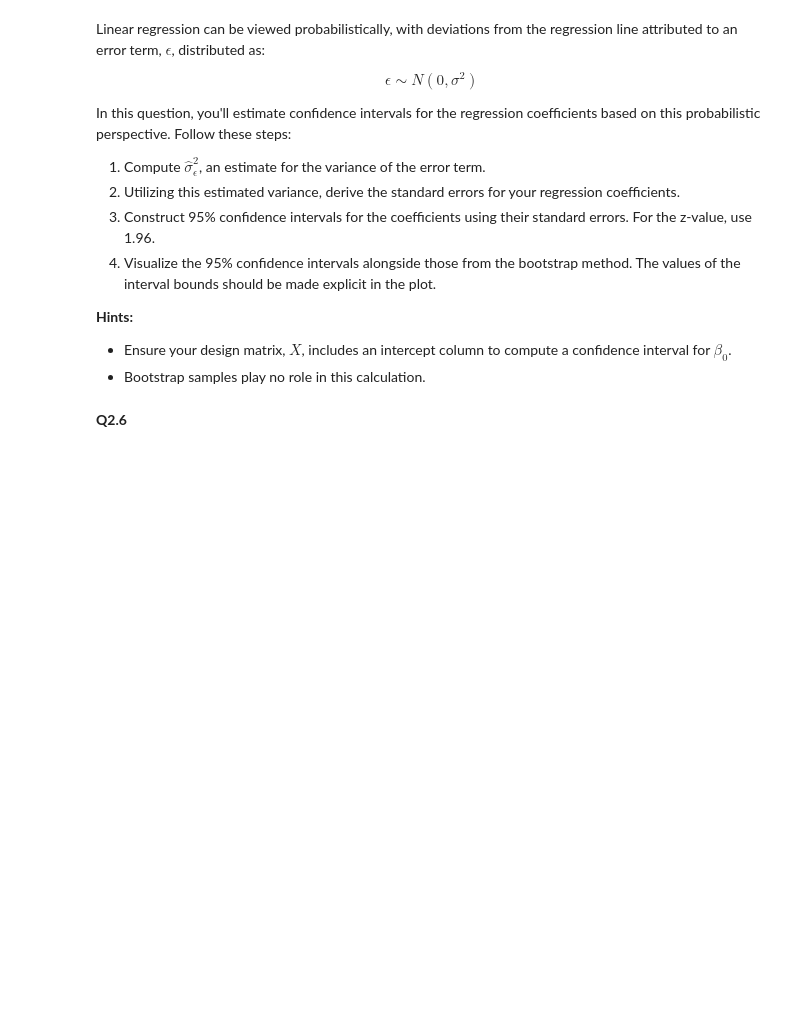
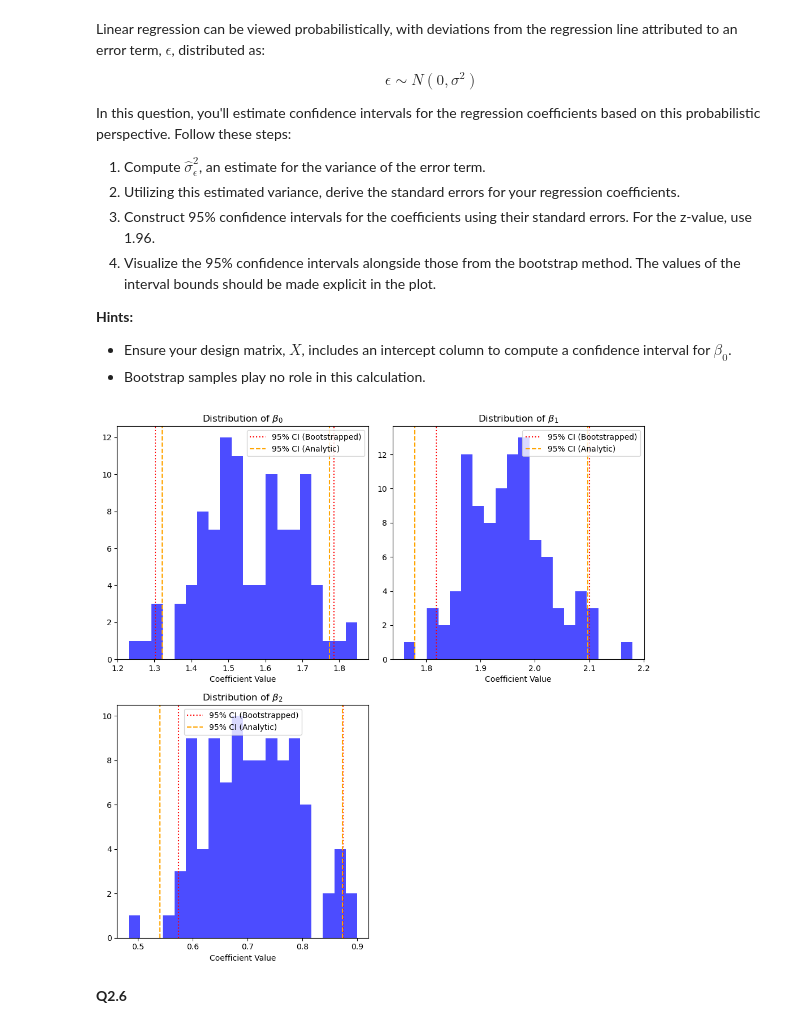
Before and after one commit to julienberman/CS-109a, a Jupyter notebook: psets/cs1090a_hw3/cs1090a_hw3.ipynb, the cells around one changed output. Saved outputs shown, nothing was run; the diff lists cells and outputs as text; code cells hidden in the pictures; blank space fills up the shorter version.

```diff
--- a/psets/cs1090a_hw3/cs1090a_hw3.ipynb
+++ b/psets/cs1090a_hw3/cs1090a_hw3.ipynb
@@ -272,3 +419,64 @@ In this question, you'll estimate confidence intervals for the regression coeffi
+# %%
+# compute the residuals
+y_train_pred = model_1.predict(x_poly_train)
+residuals = y_train - y_train_pred
+n, p = x_poly_train.shape
+
+# estimate variance of the error term
+s2 = np.sum(residuals ** 2) / (n - p - 1)
+
+# calculate standard errors
+X_design = np.hstack([np.ones((n, 1)), x_poly_train])  # add intercept
+se = np.sqrt(s2 * np.diag(np.linalg.inv(X_design.T @ X_design)))
+
+# construct confidence intervals
+z = 1.96
+confidence_intervals = []
+for i, beta_hat in enumerate(np.concatenate(([model_1.intercept_], model_1.coef_))):
+        lower_bound = beta_hat - z * se[i]
+        upper_bound = beta_hat + z * se[i]
+        confidence_intervals.append({"coef": round(float(beta_hat), 3), "lower_bound": round(float(lower_bound), 3), "upper_bound": round(float(upper_bound), 3)})
+
+# graph both bootstrap confidence intervals and regular confidence intervals
+# Create grid of subplots
+n_coefs = len(bootstrap_results)
+n_rows = (n_coefs + 1) // 2
+n_cols = 2
+
+fig, axes = plt.subplots(n_rows, n_cols, figsize=(10, 5 * n_rows))
+axes = axes.flatten()
+
+for i, result in enumerate(bootstrap_results):
+    ax = axes[i]
+
+    # plot histogram
+    ax.hist(result['values'], bins=20, color='blue', alpha=0.7)
+
+    # add title
+    title = f"Distribution of $\\beta_{i}$"
+    ax.set_title(title)
+
+    # Add red vertical lines for confidence intervals
+    ax.axvline(result['lower_bound'], color='red', linestyle='dotted', label='95% CI (Bootstrapped)')
+    ax.axvline(result['upper_bound'], color='red', linestyle='dotted')
+
+    # Add red vertical lines for confidence intervals
+    ax.axvline(confidence_intervals[i]['lower_bound'], color='orange', linestyle='dashed', label='95% CI (Analytic)')
+    ax.axvline(confidence_intervals[i]['upper_bound'], color='orange', linestyle='dashed')
+
+    # Label the x-axis
+    ax.set_xlabel('Coefficient Value')
+
+    # add legend
+    ax.legend()
+# Hide any unused subplots if n_coefs is less than rows*cols
+for j in range(i+1, len(axes)):
+    axes[j].set_visible(False)
+
+plt.tight_layout()
+plt.show()
+# %% [output]
+[figure, added]
 # %% [markdown]
 <!-- END QUESTION -->
 
```
Also changed, not shown: parts of 87 cells of this notebook, 1 other file.
